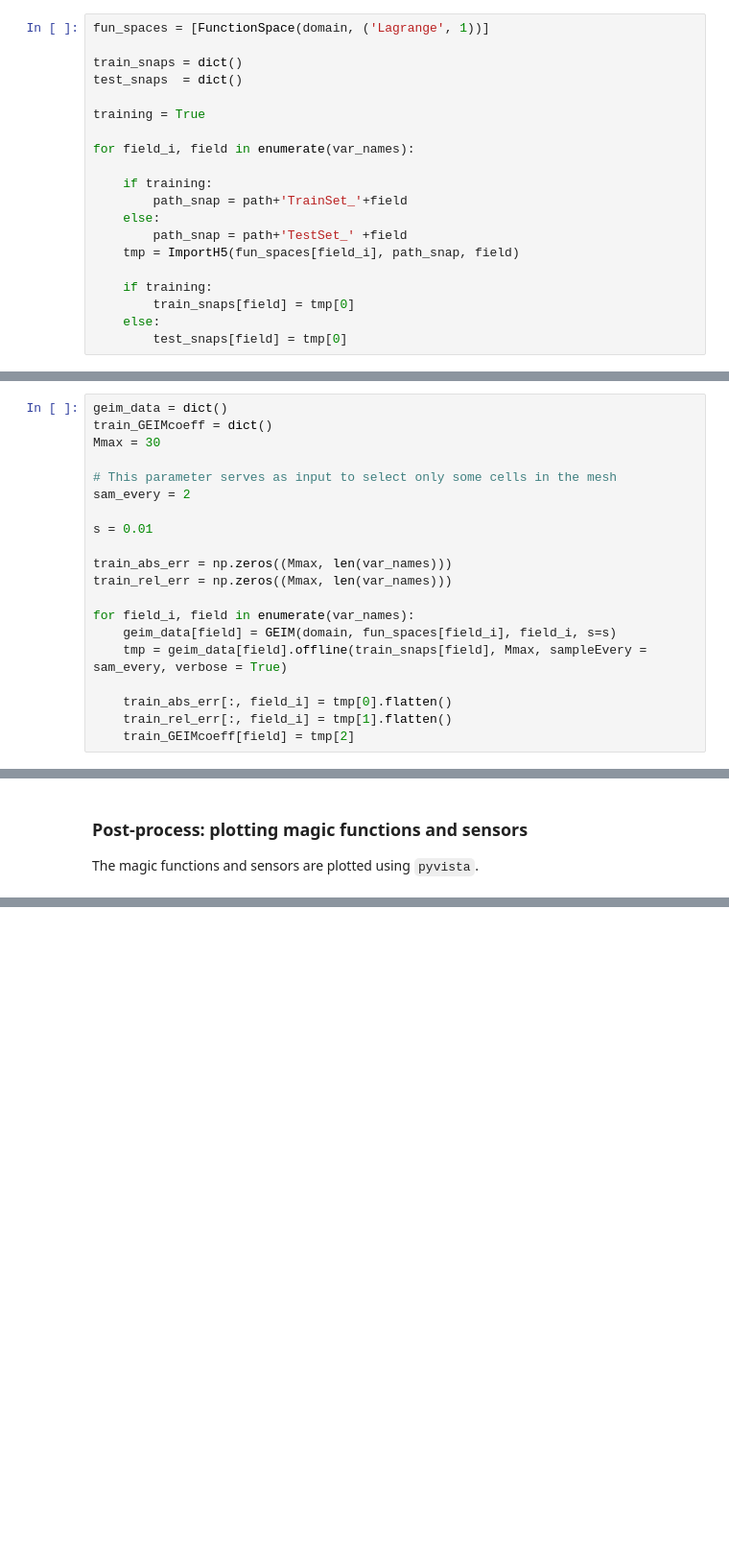
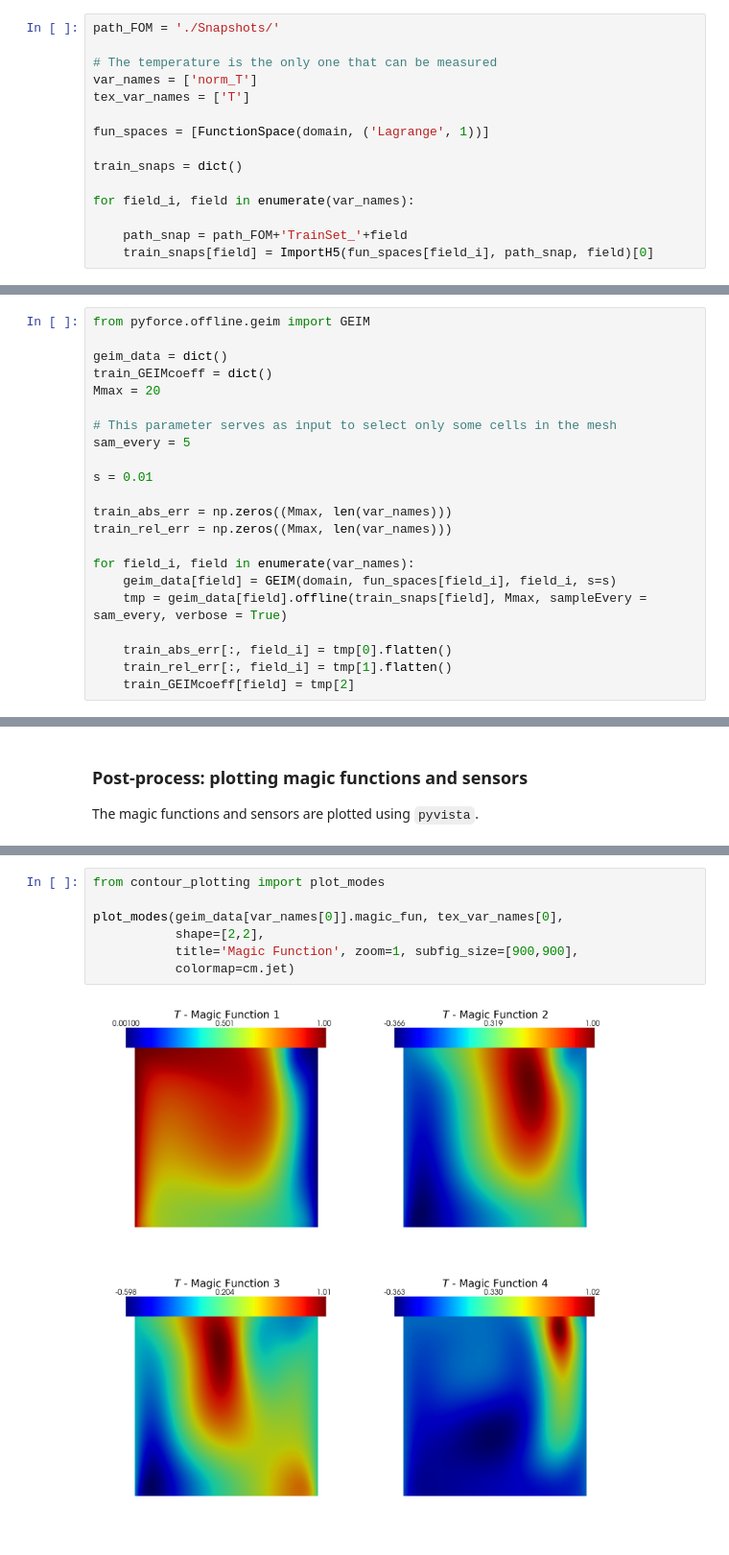
Before and after one commit to ERMETE-Lab/ROSE-pyforce, a Jupyter notebook: docs/Tutorials/03_BuoyantCavity_OF6/02b_offline_GEIM.ipynb, the cells around one changed output, grey strips where cells are left out. Shown at 96% size. Cells and saved outputs as stored; diff of their text form; blank space fills up the shorter version.

```diff
--- a/docs/Tutorials/03_BuoyantCavity_OF6/02b_offline_GEIM.ipynb
+++ b/docs/Tutorials/03_BuoyantCavity_OF6/02b_offline_GEIM.ipynb
@@ -84,23 +71,18 @@ Let us define the functional space onto which the OpenFOAM data have been projec
 # %%
+path_FOM = './Snapshots/'
+
+# The temperature is the only one that can be measured
+var_names = ['norm_T']
+tex_var_names = ['T']
+
 fun_spaces = [FunctionSpace(domain, ('Lagrange', 1))]
 
 train_snaps = dict()
-test_snaps  = dict()
-
-training = True
 
 for field_i, field in enumerate(var_names):
 
-    if training:
-        path_snap = path+'TrainSet_'+field
-    else:
-        path_snap = path+'TestSet_' +field
-    tmp = ImportH5(fun_spaces[field_i], path_snap, field)
-
-    if training:
-        train_snaps[field] = tmp[0]
-    else:
-        test_snaps[field] = tmp[0]
+    path_snap = path_FOM+'TrainSet_'+field
+    train_snaps[field] = ImportH5(fun_spaces[field_i], path_snap, field)[0]
 # %% [markdown]
 ## GEIM algorithm
 # %% [markdown]
@@ -117,12 +99,14 @@ given $\mathbf{x}_m$ the centre of mass of the functional and $s$ its point spre
 \end{equation*}
 such that $\|\mathcal{K}\left(\|\mathbf{x}-\mathbf{x}_m\|_2, s\right)\|_{L^1(\Omega)}=1$, this models the measurement process of scalar fields.
 # %%
+from pyforce.offline.geim import GEIM
+
 geim_data = dict()
 train_GEIMcoeff = dict()
-Mmax = 30
+Mmax = 20
 
 # This parameter serves as input to select only some cells in the mesh
-sam_every = 2
+sam_every = 5
 
 s = 0.01
 
@@ -215 +144,10 @@ plotBasisFun(geim_data['norm_T'].magic_fun, tex_var_names[0], (3,2))
+# %%
+from contour_plotting import plot_modes
+
+plot_modes(geim_data[var_names[0]].magic_fun, tex_var_names[0],
+           shape=[2,2],
+           title='Magic Function', zoom=1, subfig_size=[900,900],
+           colormap=cm.jet)
+# %% [output]
+[figure, added]
 # %% [markdown]
```
Also changed, not shown: parts of 14 cells of this notebook, 5 other files.
